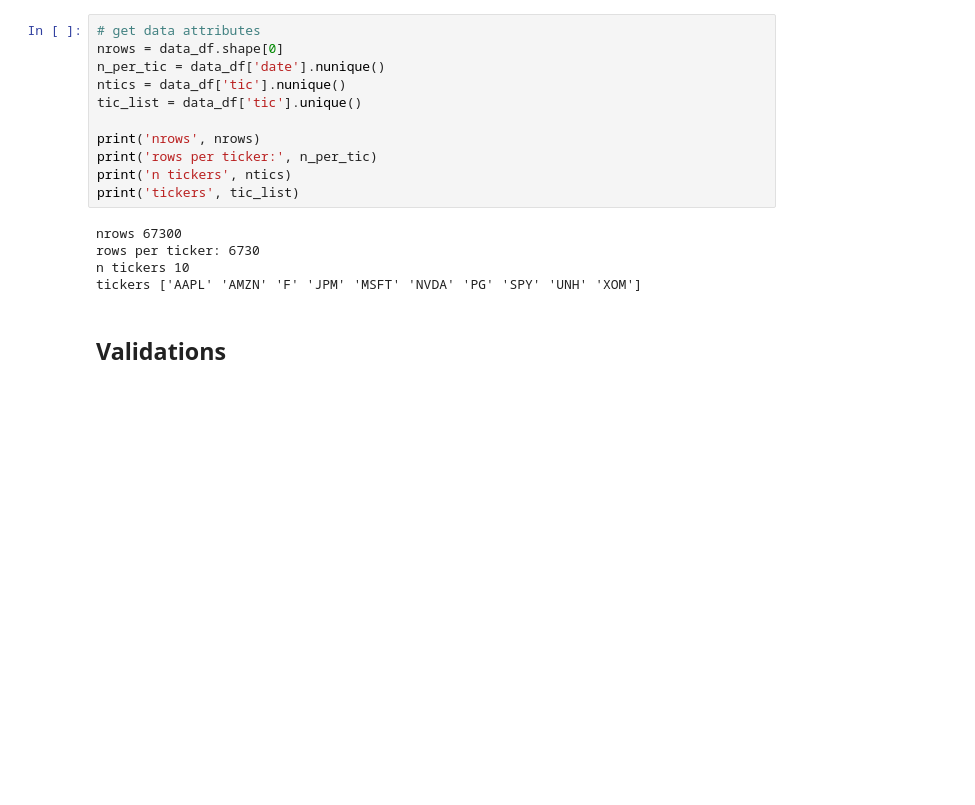
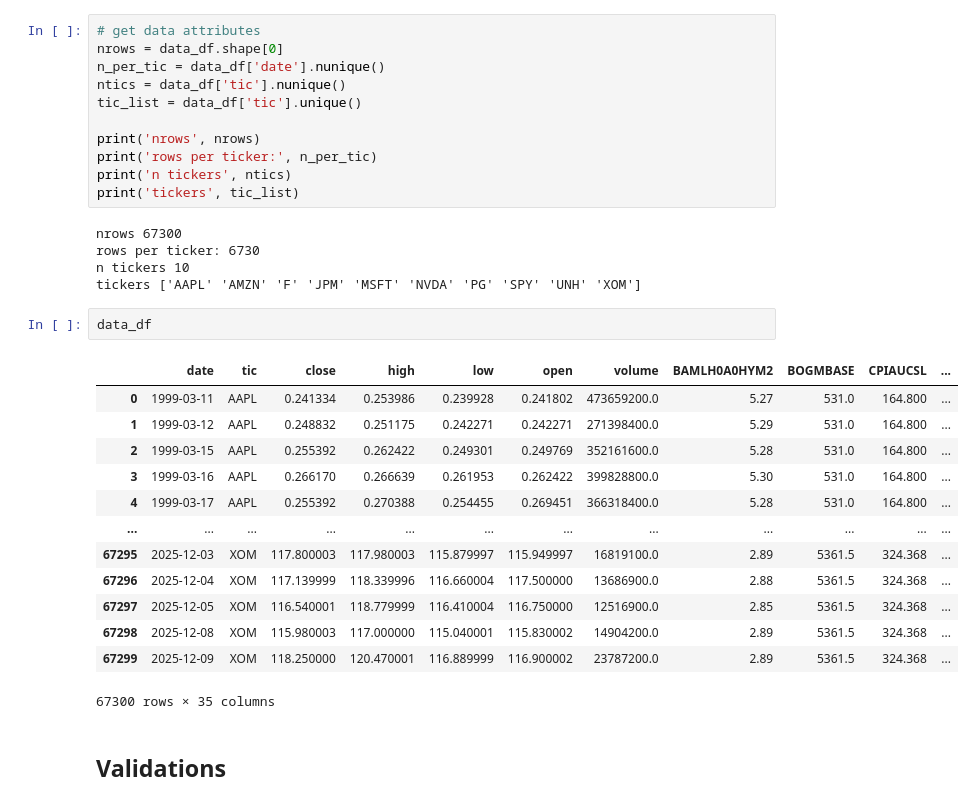
Before and after one commit to veeannzhang/reinforcement-learning-stock-trading-agent, a Jupyter notebook: notebooks/pipeline_04_validation_and_analysis.ipynb, the cells around one changed output. Saved outputs shown, nothing was run; the diff lists cells and outputs as text; blank space fills up the shorter version.

```diff
--- a/notebooks/pipeline_04_validation_and_analysis.ipynb
+++ b/notebooks/pipeline_04_validation_and_analysis.ipynb
@@ -56,6 +55,22 @@ nrows 67300
 rows per ticker: 6730
 n tickers 10
 tickers ['AAPL' 'AMZN' 'F' 'JPM' 'MSFT' 'NVDA' 'PG' 'SPY' 'UNH' 'XOM']
+# %%
+data_df
+# %% [output]
+|  | date | tic | close | high | low | open | volume | BAMLH0A0HYM2 | BOGMBASE | CPIAUCSL | ... |
+| 0 | 1999-03-11 | AAPL | 0.241334 | 0.253986 | 0.239928 | 0.241802 | 473659200.0 | 5.27 | 531.0 | 164.800 | ... |
+| 1 | 1999-03-12 | AAPL | 0.248832 | 0.251175 | 0.242271 | 0.242271 | 271398400.0 | 5.29 | 531.0 | 164.800 | ... |
+| 2 | 1999-03-15 | AAPL | 0.255392 | 0.262422 | 0.249301 | 0.249769 | 352161600.0 | 5.28 | 531.0 | 164.800 | ... |
+| 3 | 1999-03-16 | AAPL | 0.266170 | 0.266639 | 0.261953 | 0.262422 | 399828800.0 | 5.30 | 531.0 | 164.800 | ... |
+| 4 | 1999-03-17 | AAPL | 0.255392 | 0.270388 | 0.254455 | 0.269451 | 366318400.0 | 5.28 | 531.0 | 164.800 | ... |
+| ... | ... | ... | ... | ... | ... | ... | ... | ... | ... | ... | ... |
+| 67295 | 2025-12-03 | XOM | 117.800003 | 117.980003 | 115.879997 | 115.949997 | 16819100.0 | 2.89 | 5361.5 | 324.368 | ... |
+| 67296 | 2025-12-04 | XOM | 117.139999 | 118.339996 | 116.660004 | 117.500000 | 13686900.0 | 2.88 | 5361.5 | 324.368 | ... |
+| 67297 | 2025-12-05 | XOM | 116.540001 | 118.779999 | 116.410004 | 116.750000 | 12516900.0 | 2.85 | 5361.5 | 324.368 | ... |
+| 67298 | 2025-12-08 | XOM | 115.980003 | 117.000000 | 115.040001 | 115.830002 | 14904200.0 | 2.89 | 5361.5 | 324.368 | ... |
+| 67299 | 2025-12-09 | XOM | 118.250000 | 120.470001 | 116.889999 | 116.900002 | 23787200.0 | 2.89 | 5361.5 | 324.368 | ... |
+67300 rows × 35 columns
 # %% [markdown]
 ## Validations
 # %%
```
Also changed, not shown: parts of 6 cells of this notebook.
